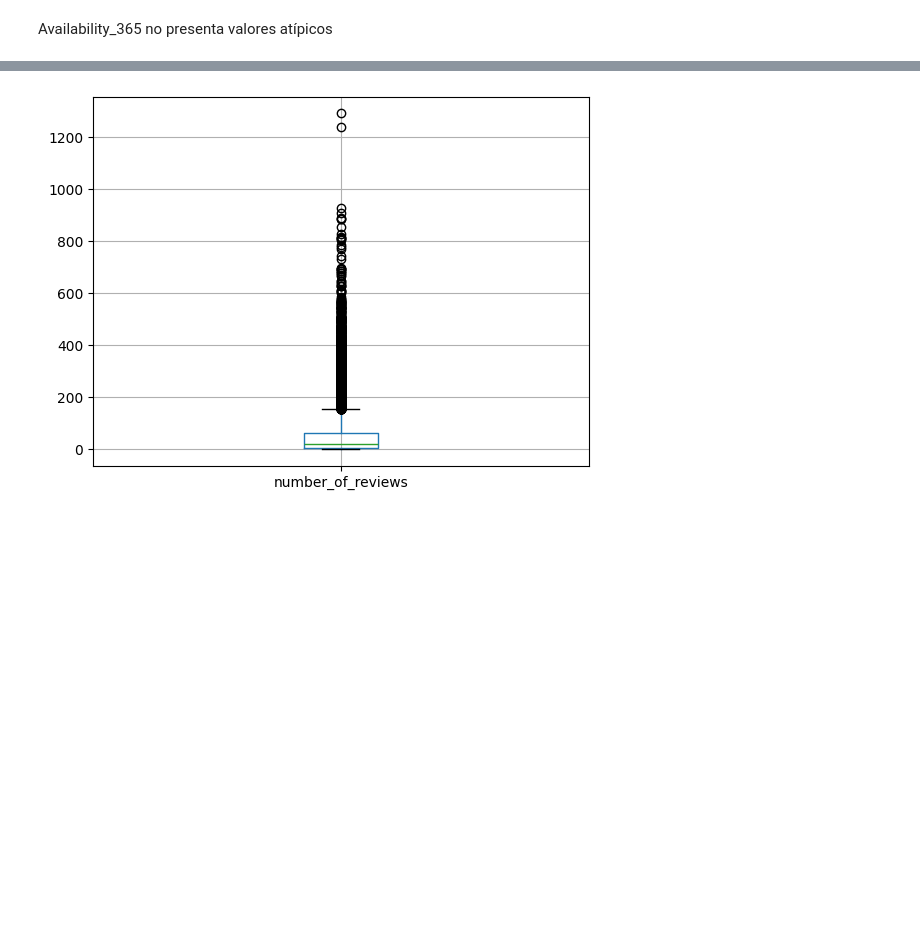
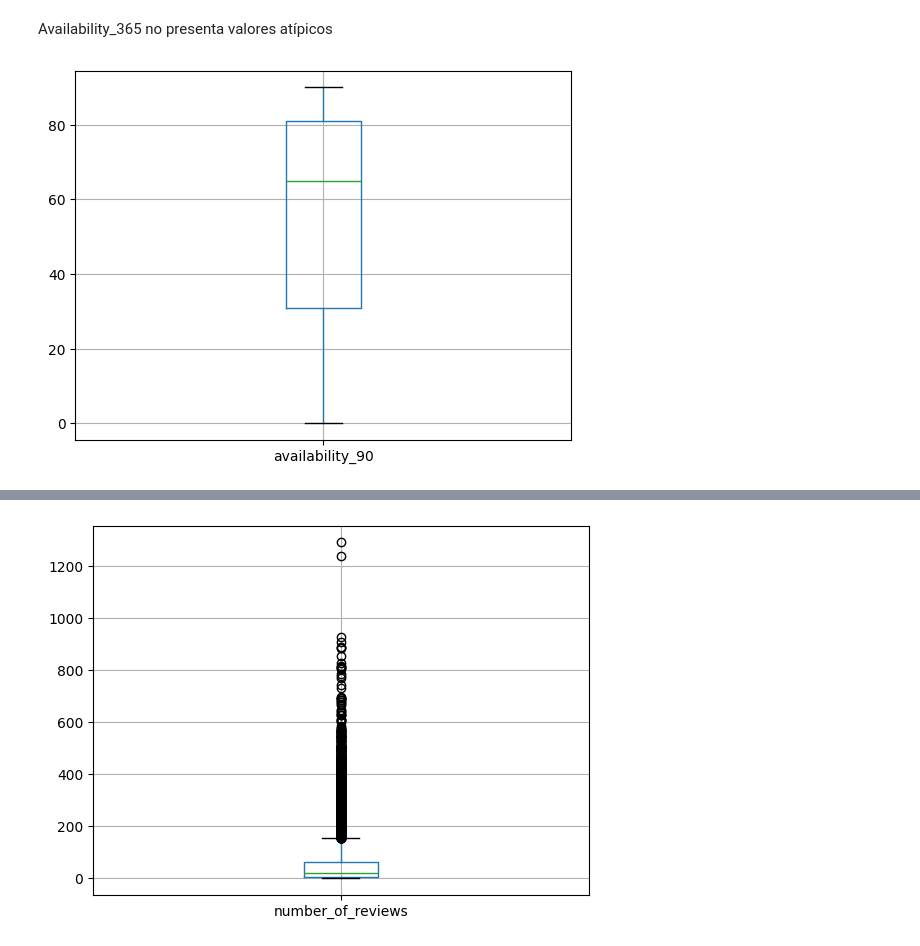
Before and after one commit to EmilianoVS09/Parcial2BI, a Jupyter notebook: notebooks/Parcial2ETLAirBNB.ipynb, the cells around one changed output, grey strips where cells are left out. Cells and saved outputs as stored; diff of their text form; code cells hidden in the pictures; blank space fills up the shorter version.

```diff
--- a/notebooks/Parcial2ETLAirBNB.ipynb
+++ b/notebooks/Parcial2ETLAirBNB.ipynb
@@ -751,3 +754,9 @@ plt.show()
 [figure]
 # %% [markdown]
 Availability_365 no presenta valores atípicos
+# %%
+#Boxplot availability_90
+lst.boxplot(column='availability_90')
+plt.show()
+# %% [output]
+[figure, added]
```
Also changed, not shown: parts of 67 cells of this notebook, 1 other file.
